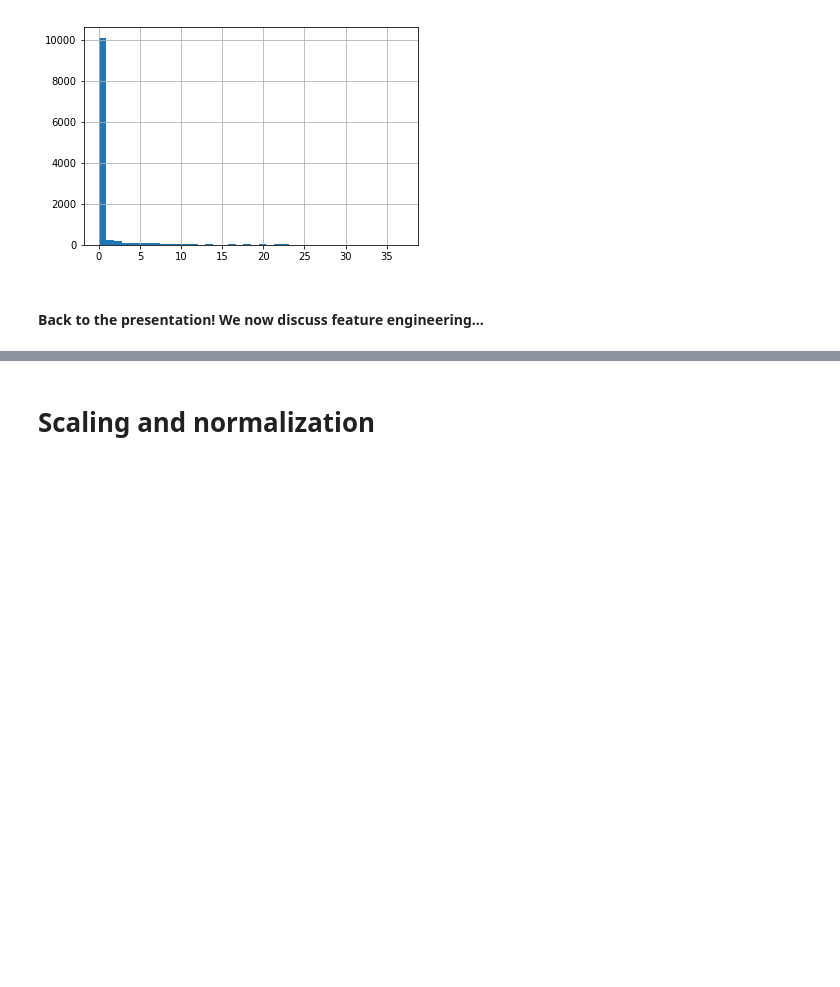
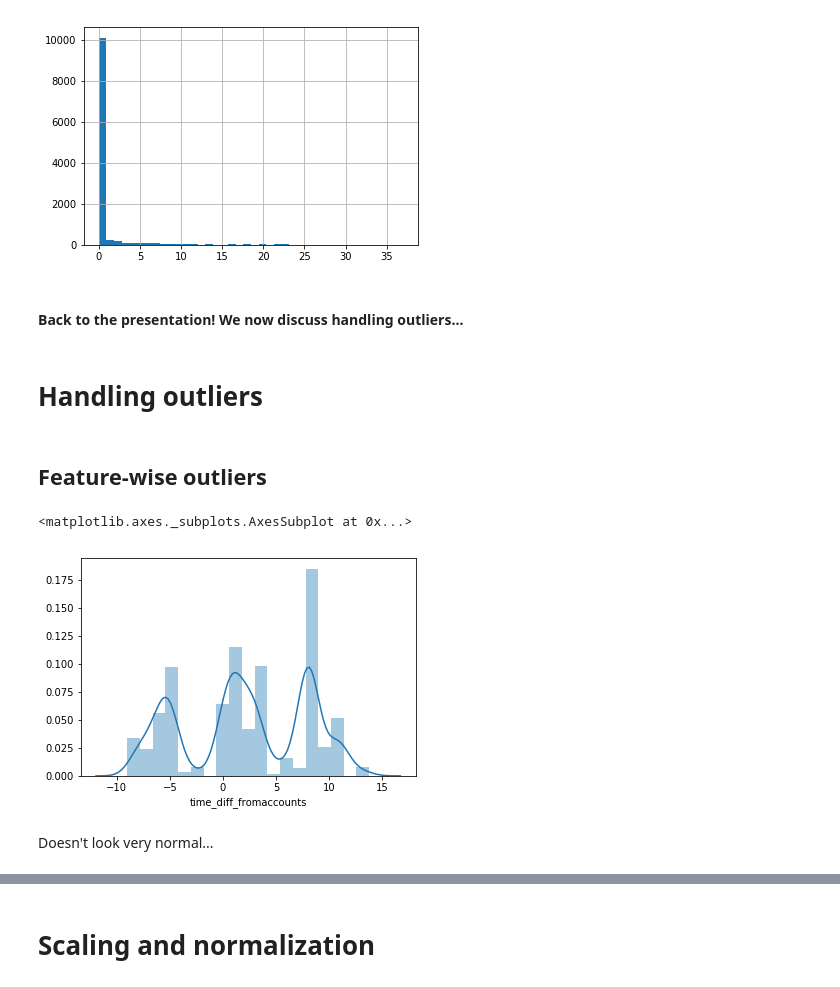
Before and after one commit to DataHackIL/DataLearn-ML-Intro-2019, a Jupyter notebook: part_5.Preprocessing.ipynb, the cells around one changed output, grey strips where cells are left out. Drawn from its saved outputs; the diff is of its cells as text; code cells hidden in the pictures; blank space fills up the shorter version.

```diff
--- a/part_5.Preprocessing.ipynb
+++ b/part_5.Preprocessing.ipynb
@@ -14,9 +24,3 @@ accounts = get_accounts()
 users = get_users()
 events = get_events()
 subscriptions = get_subscriptions()
-# %%
-accounts_file_id = '1SFFGL_FIq3-l6CP9MTe9ueuLRMz_tvrw' # you can see it with "get sherable link"
-downloaded = drive.CreateFile({'id': accounts_file_id})
-downloaded.GetContentFile('accounts.csv')
-accounts = pd.read_csv('accounts.csv')
-accounts.head()
@@ -252,4 +273,17 @@ df.raw_events[df.raw_events<40].hist(bins=40)
 <matplotlib.axes._subplots.AxesSubplot at 0x...>
 [figure]
 # %% [markdown]
-#### Back to the presentation! We now discuss feature engineering...
+#### Back to the presentation! We now discuss handling outliers...
+# %% [markdown]
+# Handling outliers
+# %% [markdown]
+## Feature-wise outliers
+# %%
+tdif = df.time_diff_fromaccounts.dropna()
+# %%
+sns.distplot(tdif)
+# %% [output]
+<matplotlib.axes._subplots.AxesSubplot at 0x...>
+[figure, added]
+# %% [markdown]
+Doesn't look very normal...
```
Also changed, not shown: parts of 97 cells of this notebook, 3 other files.
